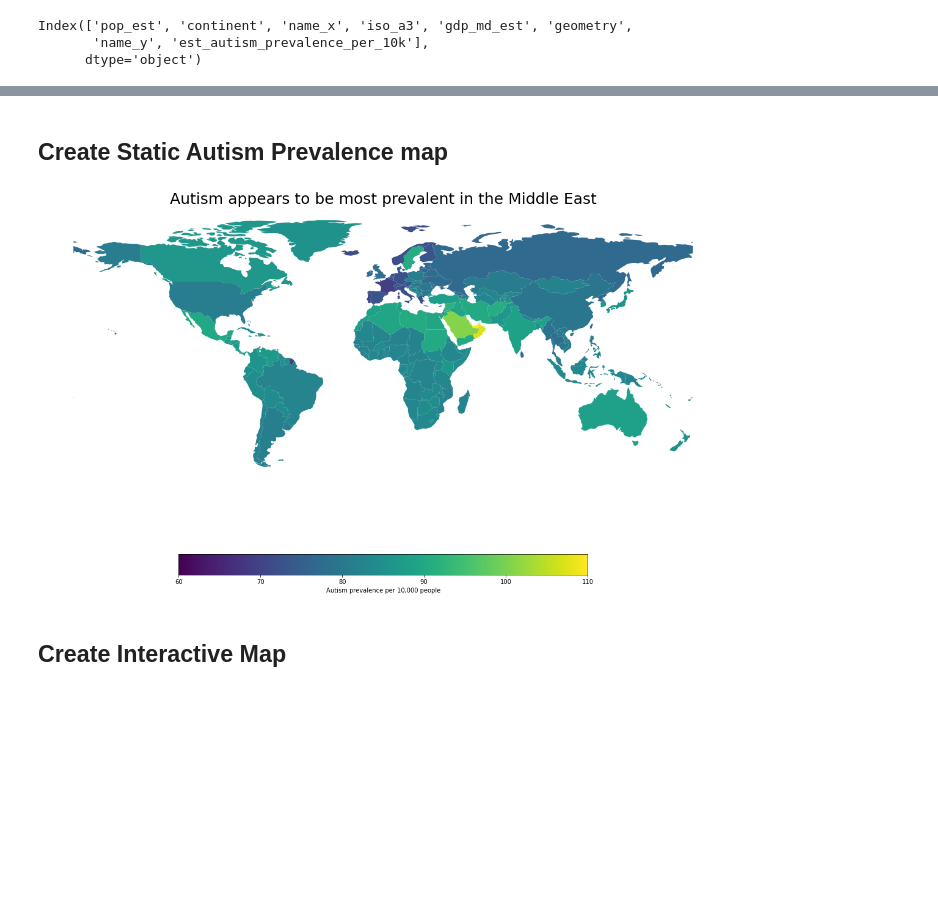
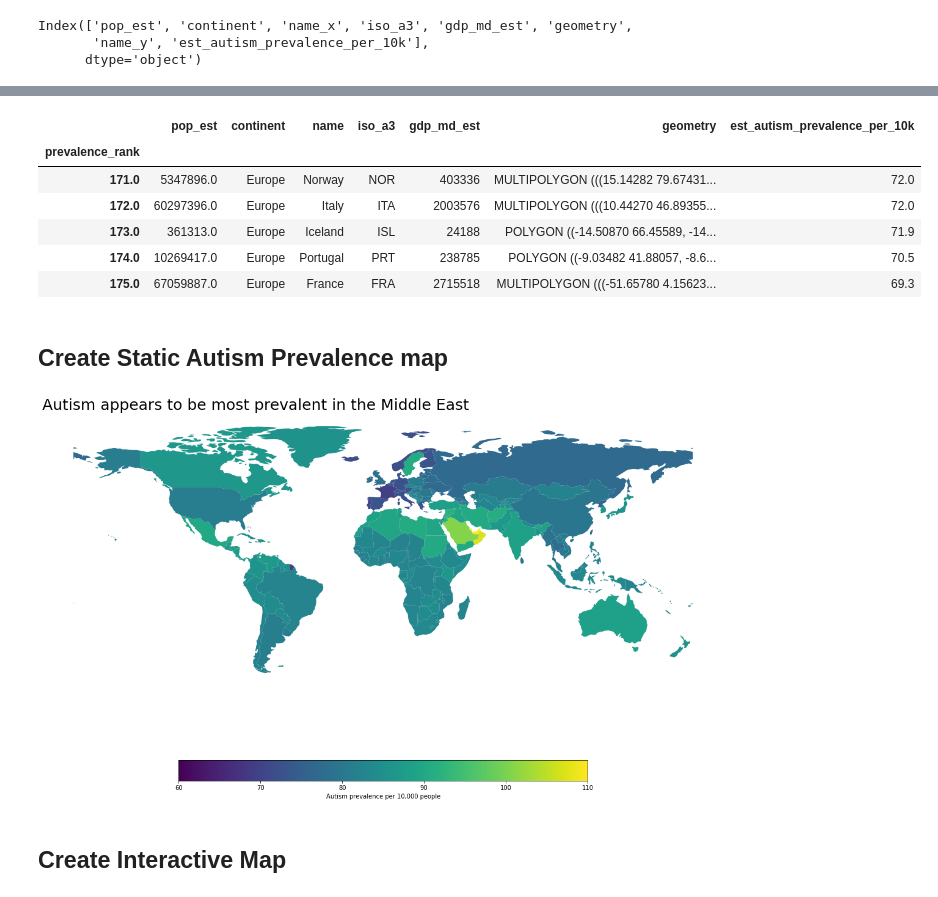
Before and after one commit to ADWilk19/autism_employment, a Jupyter notebook: notebooks/world_autism_prevalence_map_notes.ipynb, the cells around one changed output, grey strips where cells are left out. Cells and saved outputs as stored; diff of their text form; code cells hidden in the pictures; blank space fills up the shorter version.

```diff
--- a/notebooks/world_autism_prevalence_map_notes.ipynb
+++ b/notebooks/world_autism_prevalence_map_notes.ipynb
@@ -81,3 +106,13 @@ merged.to_csv('/Users/alexwilkinson/code/ADWilk19/autism_employment/raw_data/wor
+# %%
+merged.iloc[170:]
+# %% [output]
+|  | pop_est | continent | name | iso_a3 | gdp_md_est | geometry | est_autism_prevalence_per_10k |
+| prevalence_rank |  |  |  |  |  |  |  |
+| 171.0 | 5347896.0 | Europe | Norway | NOR | 403336 | MULTIPOLYGON (((15.14282 79.67431... | 72.0 |
+| 172.0 | 60297396.0 | Europe | Italy | ITA | 2003576 | MULTIPOLYGON (((10.44270 46.89355... | 72.0 |
+| 173.0 | 361313.0 | Europe | Iceland | ISL | 24188 | POLYGON ((-14.50870 66.45589, -14... | 71.9 |
+| 174.0 | 10269417.0 | Europe | Portugal | PRT | 238785 | POLYGON ((-9.03482 41.88057, -8.6... | 70.5 |
+| 175.0 | 67059887.0 | Europe | France | FRA | 2715518 | MULTIPOLYGON (((-51.65780 4.15623... | 69.3 |
 # %% [markdown]
 ## Create Static Autism Prevalence map
 # %%
@@ -93,9 +128,9 @@ merged.plot(column='est_autism_prevalence_per_10k',
             vmin=60.0,
             vmax=110)
 plt.axis('off')
-plt.title('Autism appears to be most prevalent in the Middle East',fontsize=25,)
+plt.title('Autism appears to be most prevalent in the Middle East',fontsize=25, loc='left')
 plt.show()
 # %% [output]
-[figure, old version]
+[figure, new version]
 # %% [markdown]
 ## Create Interactive Map
```
Also changed, not shown: parts of 15 cells of this notebook, 2 other files.
